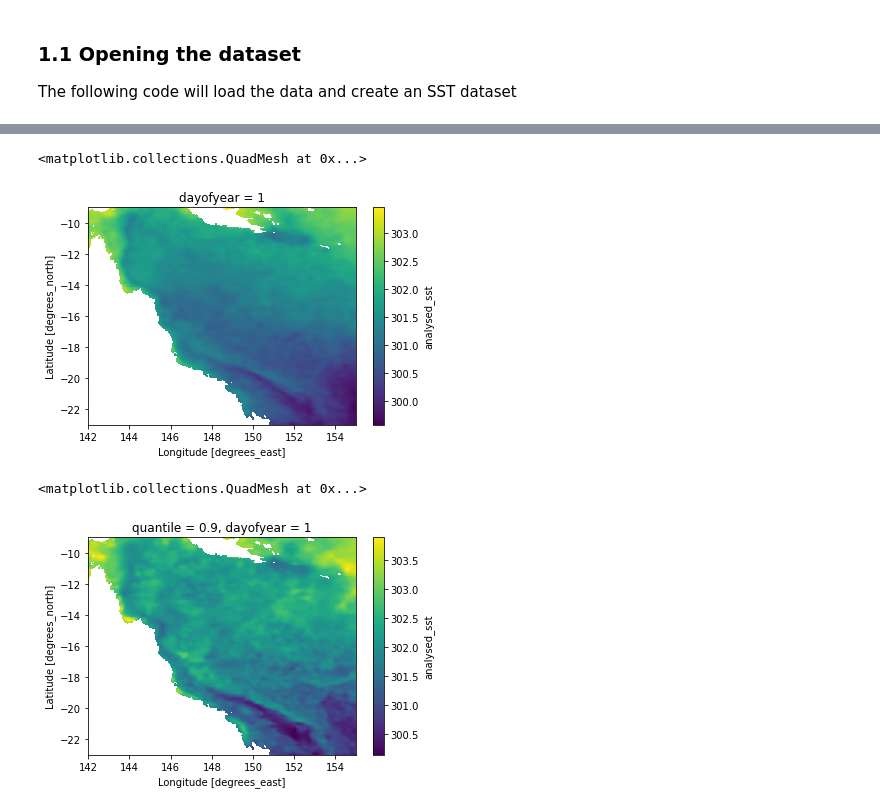
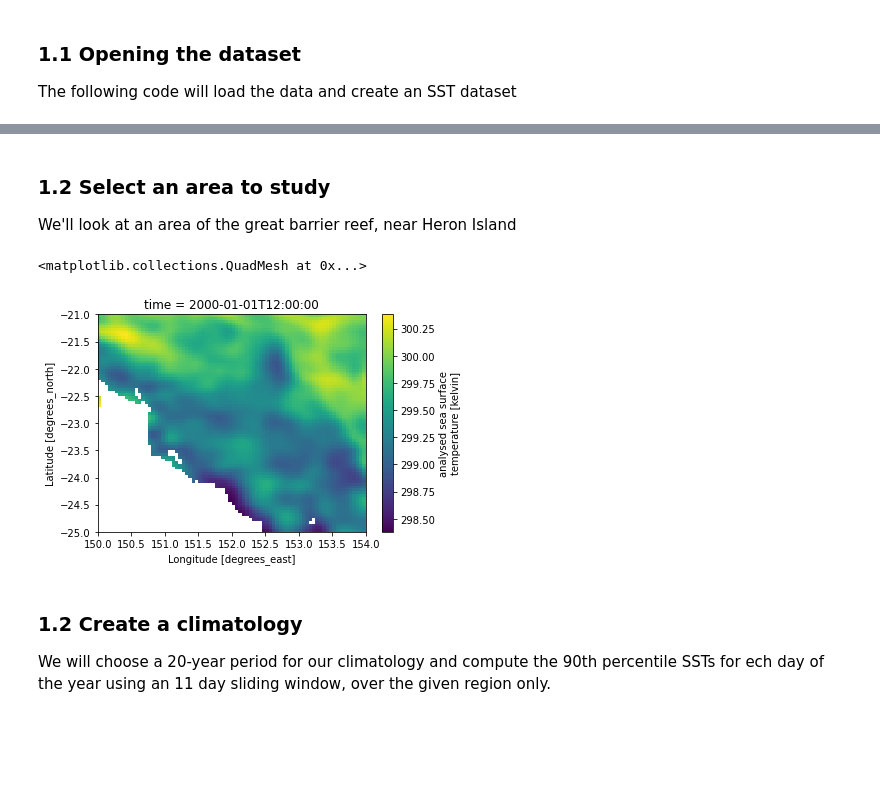
Before and after one commit to surftemp/regridding_tools, a Jupyter notebook: publish_to_zarr/tutorial2.ipynb, the cells around one changed output, grey strips where cells are left out. Drawn from its saved outputs; the diff is of its cells as text; code cells hidden in the pictures; blank space fills up the shorter version.

```diff
--- a/publish_to_zarr/tutorial2.ipynb
+++ b/publish_to_zarr/tutorial2.ipynb
@@ -192,10 +64,18 @@ Attributes: (0)
-# %%
-means.sel(dayofyear=1).plot()
-# %% [output]
-<matplotlib.collections.QuadMesh at 0x...>
-[figure, removed]
-# %%
-p90s.sel(dayofyear=1).plot()
-# %% [output]
-<matplotlib.collections.QuadMesh at 0x...>
-[figure, removed]
+# %% [markdown]
+### 1.2 Select an area to study
+
+We'll look at an area of the great barrier reef, near Heron Island
+# %%
+lat_min = -25
+lat_max = -21
+lon_min = 150
+lon_max = 154
+# %%
+sst_ds["analysed_sst"].sel(time="2000-01-01").sel(lat=slice(lat_min,lat_max),lon=slice(lon_min,lon_max)).plot()
+# %% [output]
+<matplotlib.collections.QuadMesh at 0x...>
+[figure, added]
+# %% [markdown]
+### 1.2 Create a climatology
+
+We will choose a 20-year period for our climatology and compute the 90th percentile SSTs for ech day of the year using an 11 day sliding window, over the given region only.
```
Also changed, not shown: parts of 41 cells of this notebook.
